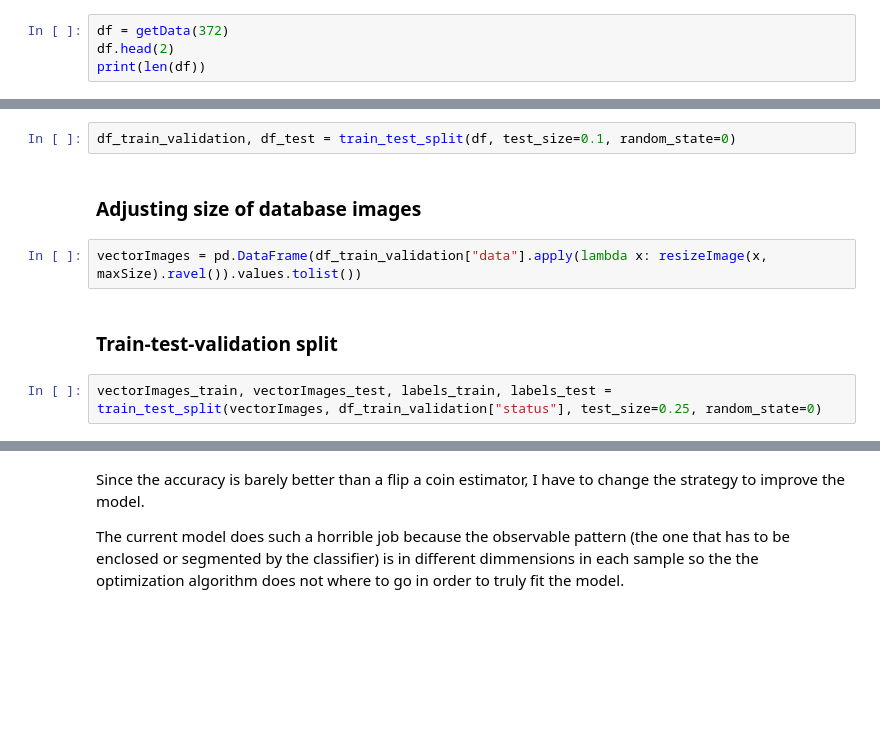
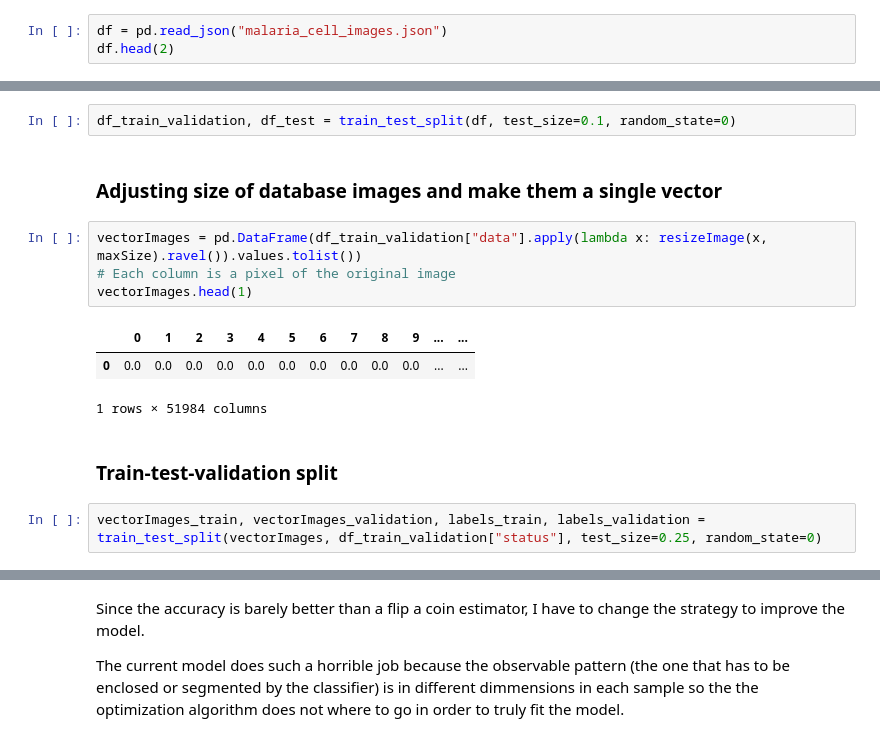
Before and after one commit to hugounavez/malariaImagesDetectionClassifier, a Jupyter notebook: Malaria Classification Problem.ipynb, the cells around one changed output, grey strips where cells are left out. Saved outputs shown, nothing was run; the diff lists cells and outputs as text; blank space fills up the shorter version.

```diff
--- a/Malaria Classification Problem.ipynb
+++ b/Malaria Classification Problem.ipynb
@@ -81,7 +43,6 @@ def getData(numSamples=100):
 # %% [markdown]
 #### Obtaining data from files
 # %%
-df = getData(372)
+df = pd.read_json("malaria_cell_images.json")
 df.head(2)
-print(len(df))
 # %% [output]
@@ -110,13 +78,19 @@ plotGrayImage(r)
 # %%
 df_train_validation, df_test = train_test_split(df, test_size=0.1, random_state=0)
 # %% [markdown]
-### Adjusting size of database images
+### Adjusting size of database images and make them a single vector
 # %%
 vectorImages = pd.DataFrame(df_train_validation["data"].apply(lambda x: resizeImage(x, maxSize).ravel()).values.tolist())
+# Each column is a pixel of the original image
+vectorImages.head(1)
+# %% [output]
+|  | 0 | 1 | 2 | 3 | 4 | 5 | 6 | 7 | 8 | 9 | ... | ... |
+| 0 | 0.0 | 0.0 | 0.0 | 0.0 | 0.0 | 0.0 | 0.0 | 0.0 | 0.0 | 0.0 | ... | ... |
+1 rows × 51984 columns
 # %% [markdown]
 ### Train-test-validation split
 # %%
-vectorImages_train, vectorImages_test, labels_train, labels_test = train_test_split(vectorImages, df_train_validation["status"], test_size=0.25, random_state=0)
+vectorImages_train, vectorImages_validation, labels_train, labels_validation = train_test_split(vectorImages, df_train_validation["status"], test_size=0.25, random_state=0)
 # %%
 model = LogisticRegression()
 model.fit(vectorImages_train, labels_train)
```
Also changed, not shown: parts of 17 cells of this notebook, 1 other file.
